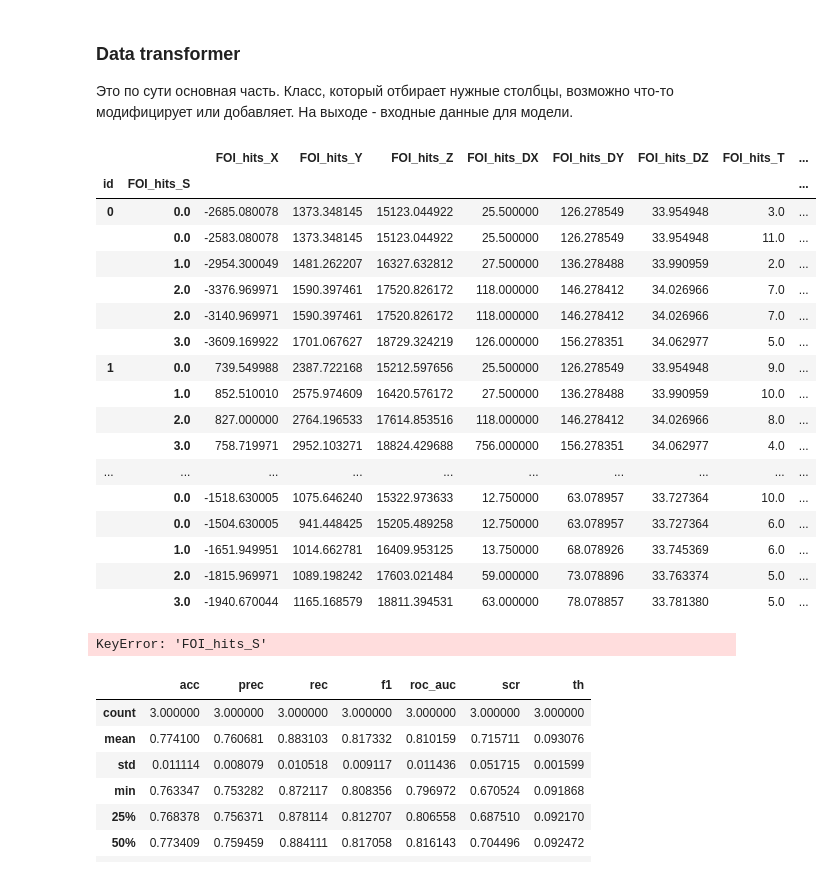
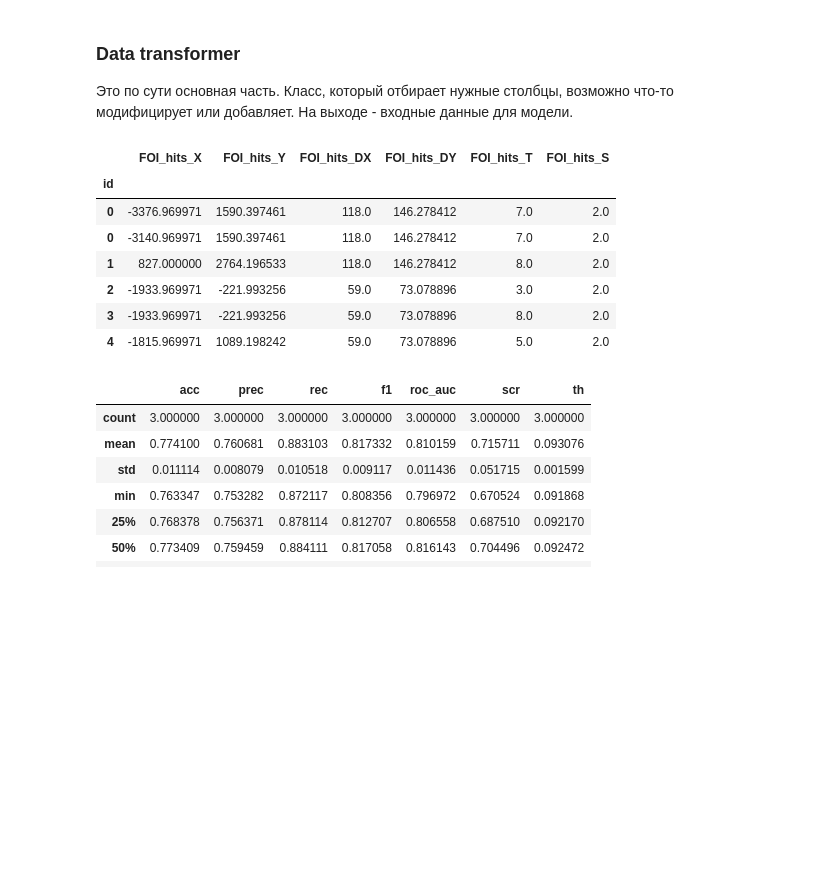
Before and after one commit to almaslov/idao2019, a Jupyter notebook: 09_foi.ipynb, the cells around one changed output. Saved outputs shown, nothing was run; the diff lists cells and outputs as text; code cells hidden in the pictures; blank space fills up the shorter version.

```diff
--- a/09_foi.ipynb
+++ b/09_foi.ipynb
@@ -120,60 +120,61 @@ def fit(train, n_estimators, transformer_cls):
 # %%
 # здесь пока хуй пойми что :)
 
 hc_preimage_cols = xyz_cols + t_cols + dxyz_cols
 hc_image_cols = foi_xyz_cols + foi_ts_cols[:1] + foi_dxyz_cols
 seg_col = foi_ts_cols[2]
 nrows = 10
 train, train_foi = read_train(used_cols, nrows)
 
 # по идее должен заполнять датафрейм ближайшими хитами
 def fill_global_closest_matched_hits(data, data_foi):
-    data_foi.astype({seg_col: np.int8}, copy=False)
-    data_foi.set_index(['id', seg_col], inplace=True)
+#     data_foi.astype({seg_col: np.int8}, copy=False)
+    cur_foi_cols = foi_xyz_cols[:2] + foi_dxyz_cols[:2] + foi_ts_cols[:1] + foi_ts_cols[-1:]
+    data_foi = data_foi.loc[:, ['id'] + cur_foi_cols]
+    data_foi.set_index('id', inplace=True)
 
-    join = data_foi.join(data.loc[:, exy_cols], how='right')
-    display(join)
-    for i in range(4):
-        mask = join[seg_col] == i
-        slc = join.loc[mask, ['id', foi_ts_cols[2], exy_cols[i], exy_cols[i+4], foi_xyz_cols[0], foi_xyz_cols[1]]]
-        dx = slc.loc[:, exy_cols[i]].values - slc.loc[:, foi_xyz_cols[0]].values
-        dy = slc.loc[:, exy_cols[i+4]].values - slc.loc[:, foi_xyz_cols[1]].values
-        join.loc[mask, 'D2'] = dx**2 + dy**2
+    segs = [data_foi.loc[data_foi[seg_col] == i, :] for i in range(4)]
+    display(segs[2])
 
-    res = join.sort_values(by=['id', foi_ts_cols[2], 'D2'])
-    res = res.drop_duplicates(subset=['id', foi_ts_cols[2]])
+#     data_foi.set_index(['id', seg_col], inplace=True)
 
-    subcols = hc_image_cols
-    nsubcols = len(subcols)
-    for i, col in enumerate(cl_cols):
-        mask = res[foi_ts_cols[2]] == (i % 4)
-        indices = res.loc[mask, 'id']
-        data.loc[indices, col] = res.loc[mask, subcols[i // 4]].values
+#     join = data_foi.join(data.loc[:, exy_cols], how='right')
+#     s0 = join.loc[(slice(None), 0), :]
+#     s0 = s0.set_index(s0.index.droplevel(1))
+#     s1 = join.loc[(slice(None), 1), :]
+#     s1 = s1.set_index(s1.index.droplevel(1))
+#     display(s0.join(s1, how='outer', lsuffix='_0', rsuffix='_1'))
+#     display(s0.set_index(['id']).join(s1.set_index(['id']), how='inner', lsuffix='_0', rsuffix='_1'))
+#     for i in range(4):
+#         join.loc[(slice(None), i), :]
+#         slc = join.loc[mask, ['id', foi_ts_cols[2], exy_cols[i], exy_cols[i+4], foi_xyz_cols[0], foi_xyz_cols[1]]]
+#         dx = slc.loc[:, exy_cols[i]].values - slc.loc[:, foi_xyz_cols[0]].values
+#         dy = slc.loc[:, exy_cols[i+4]].values - slc.loc[:, foi_xyz_cols[1]].values
+#         join.loc[mask, 'D2'] = dx**2 + dy**2
+
+#     res = join.sort_values(by=['id', foi_ts_cols[2], 'D2'])
+#     res = res.drop_duplicates(subset=['id', foi_ts_cols[2]])
+
+#     subcols = hc_image_cols
+#     nsubcols = len(subcols)
+#     for i, col in enumerate(cl_cols):
+#         mask = res[foi_ts_cols[2]] == (i % 4)
+#         indices = res.loc[mask, 'id']
+#         data.loc[indices, col] = res.loc[mask, subcols[i // 4]].values
     return data
 
 global_foi_train_data = fill_global_closest_matched_hits(train, train_foi)
-df_scores, feature_importance = cross_validate(train, n_estimators=20, n_splits=3, n_rows=nrows, transformer_cls=DataTransformer)
-display(df_scores.describe())
+# df_scores, feature_importance = cross_validate(train, n_estimators=20, n_splits=3, n_rows=nrows, transformer_cls=DataTransformer)
+# display(df_scores.describe())
 # %% [output]
-|  |  | FOI_hits_X | FOI_hits_Y | FOI_hits_Z | FOI_hits_DX | FOI_hits_DY | FOI_hits_DZ | FOI_hits_T | ... |
-| id | FOI_hits_S |  |  |  |  |  |  |  | ... |
-| 0 | 0.0 | -2685.080078 | 1373.348145 | 15123.044922 | 25.500000 | 126.278549 | 33.954948 | 3.0 | ... |
-|  | 0.0 | -2583.080078 | 1373.348145 | 15123.044922 | 25.500000 | 126.278549 | 33.954948 | 11.0 | ... |
-|  | 1.0 | -2954.300049 | 1481.262207 | 16327.632812 | 27.500000 | 136.278488 | 33.990959 | 2.0 | ... |
-|  | 2.0 | -3376.969971 | 1590.397461 | 17520.826172 | 118.000000 | 146.278412 | 34.026966 | 7.0 | ... |
-|  | 2.0 | -3140.969971 | 1590.397461 | 17520.826172 | 118.000000 | 146.278412 | 34.026966 | 7.0 | ... |
-|  | 3.0 | -3609.169922 | 1701.067627 | 18729.324219 | 126.000000 | 156.278351 | 34.062977 | 5.0 | ... |
-| 1 | 0.0 | 739.549988 | 2387.722168 | 15212.597656 | 25.500000 | 126.278549 | 33.954948 | 9.0 | ... |
-|  | 1.0 | 852.510010 | 2575.974609 | 16420.576172 | 27.500000 | 136.278488 | 33.990959 | 10.0 | ... |
-|  | 2.0 | 827.000000 | 2764.196533 | 17614.853516 | 118.000000 | 146.278412 | 34.026966 | 8.0 | ... |
-|  | 3.0 | 758.719971 | 2952.103271 | 18824.429688 | 756.000000 | 156.278351 | 34.062977 | 4.0 | ... |
-| ... | ... | ... | ... | ... | ... | ... | ... | ... | ... |
-|  | 0.0 | -1518.630005 | 1075.646240 | 15322.973633 | 12.750000 | 63.078957 | 33.727364 | 10.0 | ... |
-|  | 0.0 | -1504.630005 | 941.448425 | 15205.489258 | 12.750000 | 63.078957 | 33.727364 | 6.0 | ... |
-|  | 1.0 | -1651.949951 | 1014.662781 | 16409.953125 | 13.750000 | 68.078926 | 33.745369 | 6.0 | ... |
-|  | 2.0 | -1815.969971 | 1089.198242 | 17603.021484 | 59.000000 | 73.078896 | 33.763374 | 5.0 | ... |
-|  | 3.0 | -1940.670044 | 1165.168579 | 18811.394531 | 63.000000 | 78.078857 | 33.781380 | 5.0 | ... |
+|  | FOI_hits_X | FOI_hits_Y | FOI_hits_DX | FOI_hits_DY | FOI_hits_T | FOI_hits_S |
+| id |  |  |  |  |  |  |
+| 0 | -3376.969971 | 1590.397461 | 118.0 | 146.278412 | 7.0 | 2.0 |
+| 0 | -3140.969971 | 1590.397461 | 118.0 | 146.278412 | 7.0 | 2.0 |
+| 1 | 827.000000 | 2764.196533 | 118.0 | 146.278412 | 8.0 | 2.0 |
+| 2 | -1933.969971 | -221.993256 | 59.0 | 73.078896 | 3.0 | 2.0 |
+| 3 | -1933.969971 | -221.993256 | 59.0 | 73.078896 | 8.0 | 2.0 |
+| 4 | -1815.969971 | 1089.198242 | 59.0 | 73.078896 | 5.0 | 2.0 |
-KeyError: 'FOI_hits_S'
 # %%
 %%time
 from sklearn.base import TransformerMixin
```
Also changed, not shown: parts of 2 cells of this notebook, 1 other file.
